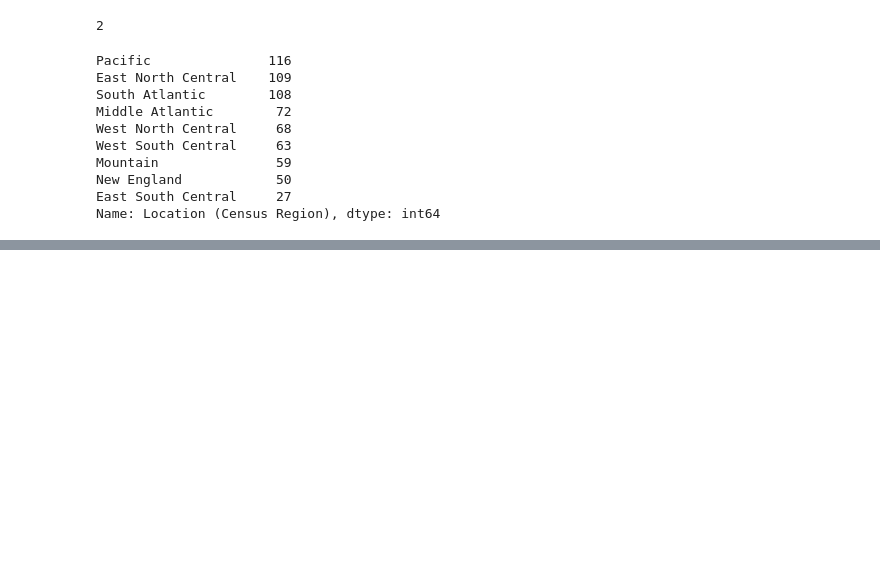
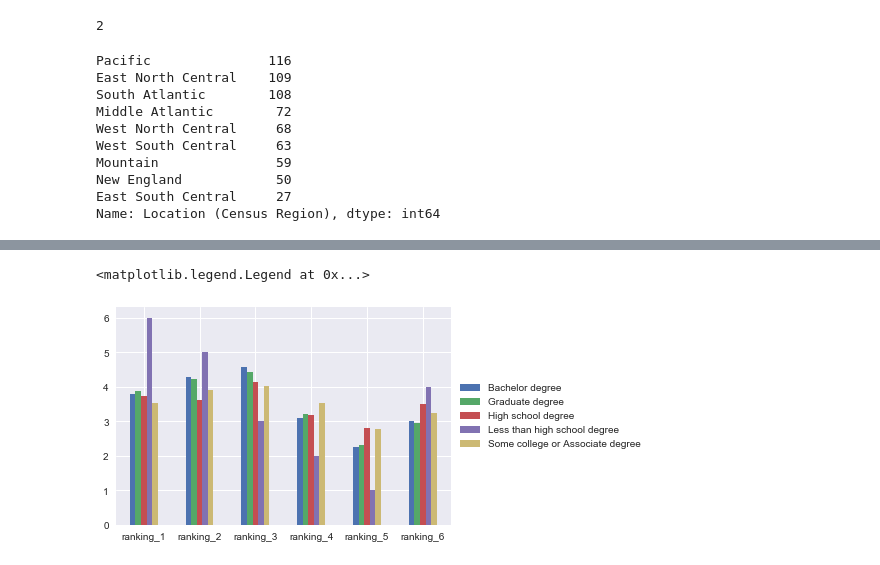
Before and after one commit to AbdielNie/Practice-data-science, a Jupyter notebook: assignment1/assignment1_TEMPLATE.ipynb, the cells around one changed output, grey strips where cells are left out. Saved outputs shown, nothing was run; the diff lists cells and outputs as text; code cells hidden in the pictures; blank space fills up the shorter version.

```diff
--- a/assignment1/assignment1_TEMPLATE.ipynb
+++ b/assignment1/assignment1_TEMPLATE.ipynb
@@ -280,0 +403,33 @@ starwar.to_csv('starwarCheck.csv')
+# %%
+def rank_df(srs):
+    count = srs.value_counts()
+    z = count.index
+    edu_rank = {}
+    i=0
+    for edu in z:
+        df1 = starwar[srs == str(edu)]
+        edu_rank[edu] = df1[df1.columns[9:15]].mean()
+        i+=1
+    df_edur = pd.DataFrame(edu_rank)
+    return df_edur
+
+def seen_df(srs):
+    count = srs.value_counts()
+    z = count.index
+    edu_seen = {}
+    i=0
+    for edu in z:
+        df1 = starwar[srs == str(edu)]
+        edu_seen[edu] = df1[df1.columns[3:9]].sum()
+        i+=1
+    df_edus = pd.DataFrame(edu_seen)
+    return df_edus
+# %%
+df_edur = rank_df(starwar['Education'])
+df_edus = seen_df(starwar['Education'])
+# %%
+axedur = df_edur.plot.bar(rot=0)
+plt.legend(loc='center left', bbox_to_anchor=(1.0, 0.5))
+# %% [output]
+<matplotlib.legend.Legend at 0x...>
+[figure, added]
```
Also changed, not shown: parts of 34 cells of this notebook.
